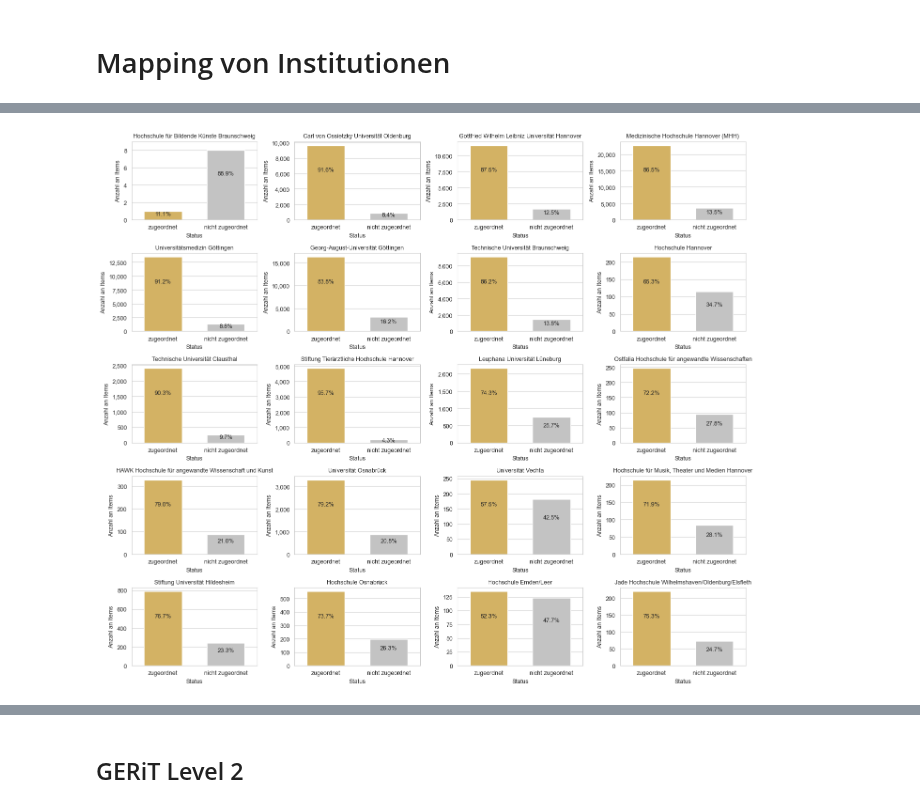
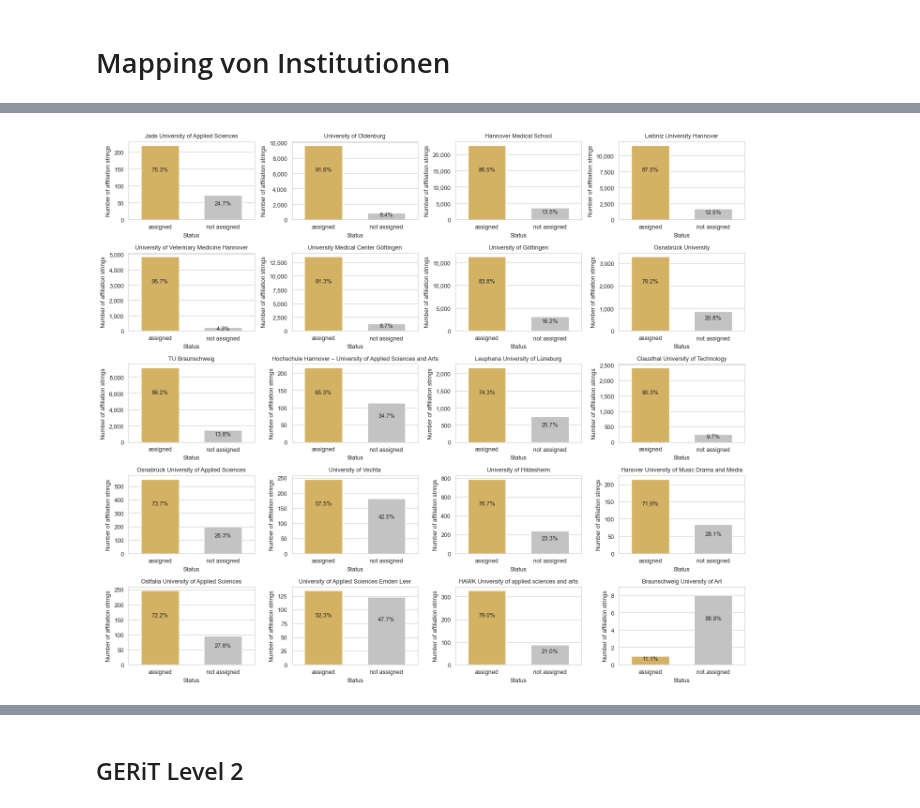
Before and after one commit to naustica/lower_saxony_institutions, a Jupyter notebook: notebooks/Mapping.ipynb, the cells around one changed output, grey strips where cells are left out. Saved outputs shown, nothing was run; the diff lists cells and outputs as text; code cells hidden in the pictures.

Commit message:
update gau mapping

```diff
--- a/notebooks/Mapping.ipynb
+++ b/notebooks/Mapping.ipynb
@@ -253,6 +253,30 @@ for i, ax in enumerate(axes, 0):
 
     parent_name = liste_aller_hochschulen[i-1]
 
+    inst_name_en = {
+        'Carl von Ossietzky Universität Oldenburg': 'University of Oldenburg',
+        'Georg-August-Universität Göttingen': 'University of Göttingen',
+        'Universitätsmedizin Göttingen': 'University Medical Center Göttingen',
+        'Gottfried Wilhelm Leibniz Universität Hannover': 'Leibniz University Hannover',
+        'HAWK Hochschule für angewandte Wissenschaft und Kunst': 'HAWK University of applied sciences and arts',
+        'Hochschule Emden/Leer': 'University of Applied Sciences Emden Leer',
+        'Hochschule Hannover': 'Hochschule Hannover – University of Applied Sciences and Arts',
+        'Hochschule Osnabrück': 'Osnabrück University of Applied Sciences',
+        'Hochschule für Bildende Künste Braunschweig': 'Braunschweig University of Art',
+        'Hochschule für Musik, Theater und Medien Hannover': 'Hanover University of Music Drama and Media',
+        'Jade Hochschule Wilhelmshaven/Oldenburg/Elsfleth': 'Jade University of Applied Sciences',
+        'Leuphana Universität Lüneburg': 'Leuphana University of Lüneburg',
+        'Medizinische Hochschule Hannover (MHH)': 'Hannover Medical School',
+        'Ostfalia Hochschule für angewandte Wissenschaften': 'Ostfalia University of Applied Sciences',
+        'Stiftung Tierärztliche Hochschule Hannover': 'University of Veterinary Medicine Hannover',
+        'Stiftung Universität Hildesheim': 'University of Hildesheim',
+        'Technische Universität Braunschweig': 'TU Braunschweig',
+        'Technische Universität Clausthal': 'Clausthal University of Technology',
+        'Universität Osnabrück': 'Osnabrück University',
+        'Universität Vechta': 'University of Vechta',
+        'Norddeutsche Hochschule für Rechtspflege': 'HR Nord'
+    }
+
     df_temp = map_df[map_df.parent_name == parent_name].copy()
     df_temp.fillna('Nicht zugeordnet', inplace=True)
 
@@ -262,43 +286,47 @@ for i, ax in enumerate(axes, 0):
     prop = df_temp[df_temp.fak_name != 'Nicht zugeordnet'].doi.count() / df_temp.doi.count()
 
     data = {
-        'mapped_indicator': ['zugeordnet', 'nicht zugeordnet'],
+        #'mapped_indicator': ['zugeordnet', 'nicht zugeordnet'],
+        'mapped_indicator': ['assigned', 'not assigned'],
         'n': [number_of_items_mapped, number_of_items_not_mapped],
         'prop': [format(prop, '.1%'), format(1-prop, '.1%')]
     }
 
     df = pd.DataFrame(data)
 
     sns.barplot(data=df,
                 x='mapped_indicator',
                 y='n',
                 width=0.6,
                 hue='mapped_indicator',
                 palette=['#E5BA52', '#c3c3c3'],
-                ax=ax).set_title(parent_name, fontdict=dict(fontsize=9, fontweight=500))
+                #ax=ax).set_title(parent_name, fontdict=dict(fontsize=9, fontweight=500))
+                ax=ax).set_title(inst_name_en.get(parent_name), fontdict=dict(fontsize=9, fontweight=500))
 
     for idx, row in df.iterrows():
         ax.text(row['mapped_indicator'],
                 row['n'] / 1.5,
                 row['prop'],
                 verticalalignment='center',
                 horizontalalignment='center',
                 fontdict=dict(fontsize=9, fontweight=500))
 
     if parent_name == 'Hochschule für Bildende Künste Braunschweig':
         ax.set_ylim(0, 9)
         ax.set_yticks(range(0, 9, 2))
 
-    ax.set(xlabel='Status', ylabel='Anzahl an Items')
+    #ax.set(xlabel='Status', ylabel='Anzahl an Items')
+    ax.set(xlabel='Status', ylabel='Number of affiliation strings')
 
     ax.yaxis.set_major_formatter(mtick.StrMethodFormatter('{x:,.0f}'))
 
 plt.tight_layout()
 
 plt.show()
-fig.savefig('mapping.png', format='png', bbox_inches='tight', dpi=600)
+#fig.savefig('media/mapping.png', format='png', bbox_inches='tight', dpi=600)
+fig.savefig('media/mapping_en.png', format='png', bbox_inches='tight', dpi=600)
 # %% [output]
-[figure, old version]
+[figure, new version]
 # %%
 map_df.sample(10)
 # %% [output]
```
Also changed, not shown: parts of 5 cells of this notebook, 13 other files.
